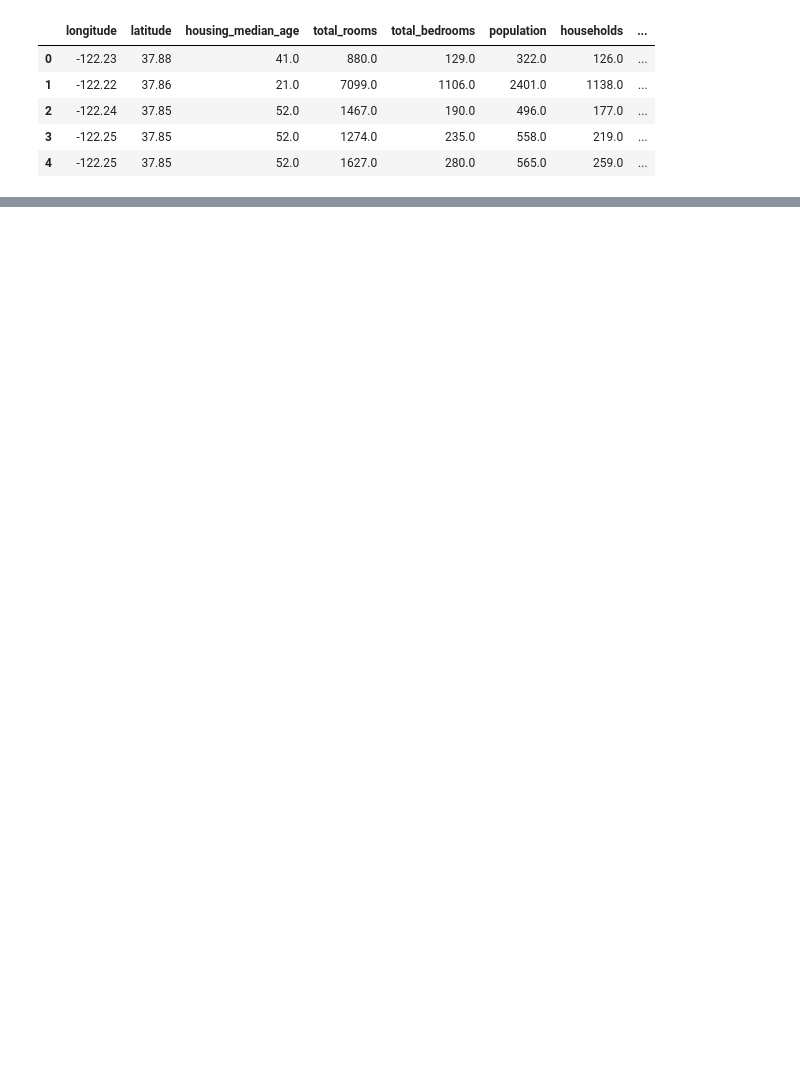
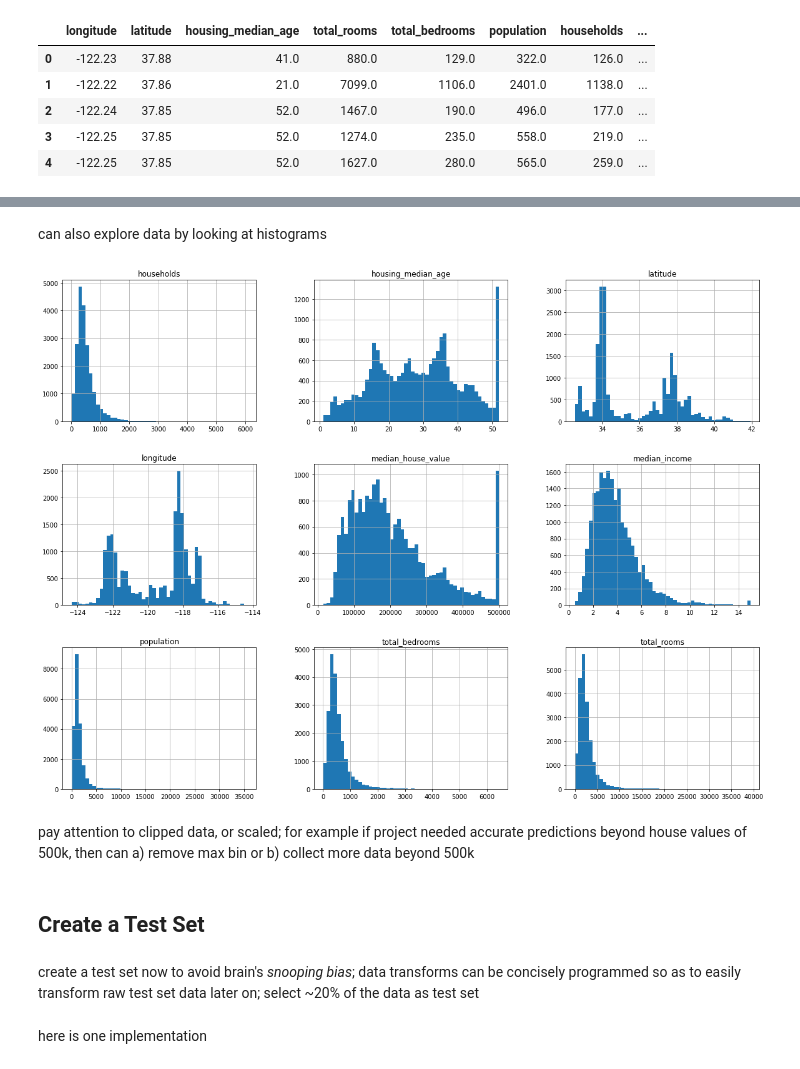
Before and after one commit to phelps-matthew/Coding-Exercises, a Jupyter notebook: ml/geron/02-End_to_end_ML_Project.ipynb, the cells around one changed output, grey strips where cells are left out. Cells and saved outputs as stored; diff of their text form; code cells hidden in the pictures; blank space fills up the shorter version.

Commit message:
update ipynb notes

```diff
--- a/ml/geron/02-End_to_end_ML_Project.ipynb
+++ b/ml/geron/02-End_to_end_ML_Project.ipynb
@@ -42,0 +94,18 @@ housing.head()
+# %% [markdown]
+can also explore data by looking at histograms
+# %%
+#use jupyters graphical backend; show() not needed in ipynb's
+%matplotlib inline
+import matplotlib.pyplot as plt
+housing.hist(bins=50, figsize=(20,15))
+plt.show()
+# %% [output]
+[figure, added]
+# %% [markdown]
+pay attention to clipped data, or scaled; for example if project needed accurate predictions beyond house values of 500k, then can a) remove max bin or b) collect more data beyond 500k
+# %% [markdown]
+## Create a Test Set
+# %% [markdown]
+create a test set now to avoid brain's *snooping bias*; data transforms can be concisely programmed so as to easily transform raw test set data later on; select ~20% of the data as test set
+# %% [markdown]
+here is one implementation
```
Also changed, not shown: parts of 45 cells of this notebook.
